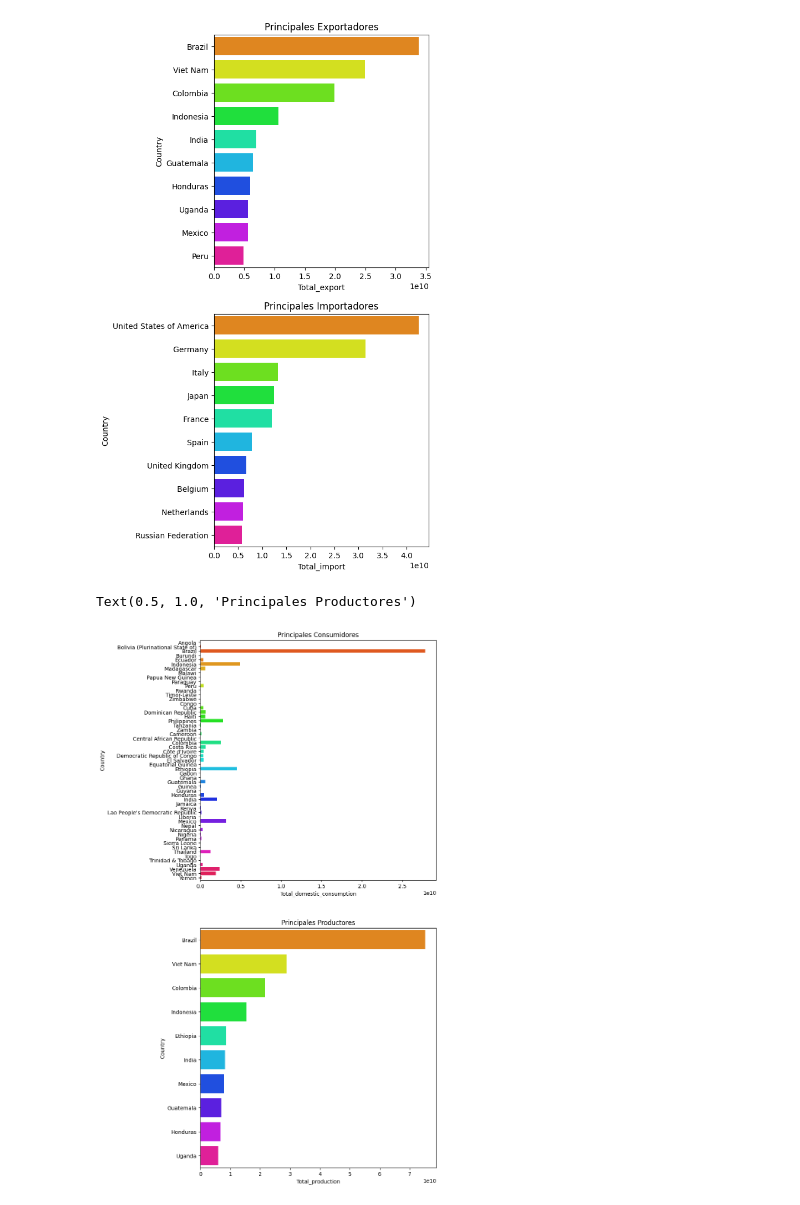
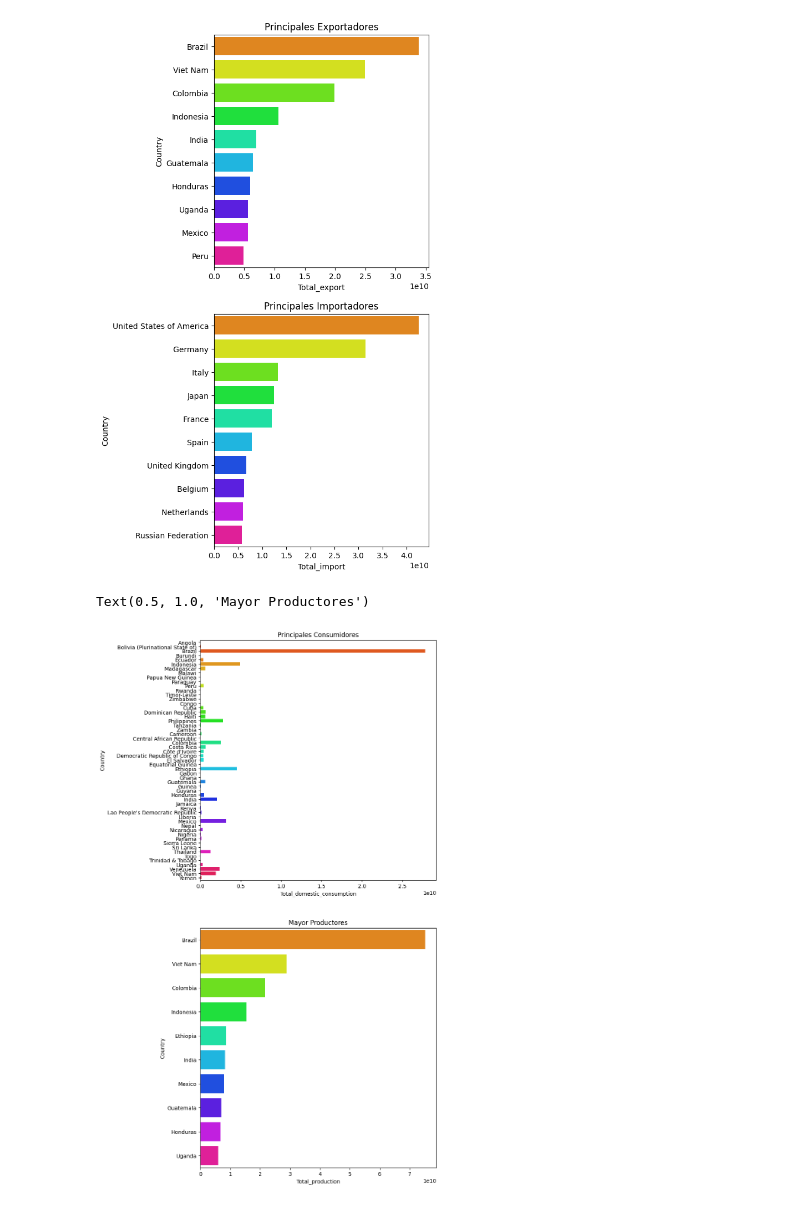
Before and after one commit to Chinaskidev/CafeDataHub, a Jupyter notebook: cafe1.ipynb, the cells around one changed output. Saved outputs shown, nothing was run; the diff lists cells and outputs as text; code cells hidden in the pictures.

```diff
--- a/cafe1.ipynb
+++ b/cafe1.ipynb
@@ -79,12 +81,12 @@ Text(0.5, 1.0, 'Principales Importadores')
 # %%
 # Plot principales consumidores y principales productores
 f, axs = plt.subplots(2, 1, figsize = (8,18))
 
 sns.barplot(data = mayor_consumidor, x='Total_domestic_consumption', y='Country', ax = axs[0],palette="hsv")
 sns.barplot(data = mayor_productor, x='Total_production', y='Country', ax = axs[1], palette="hsv")
 
 axs[0].set_title('Principales Consumidores')
-axs[1].set_title('Principales Productores')
+axs[1].set_title('Mayor Productores')
 # %% [output]
-Text(0.5, 1.0, 'Principales Productores')
+Text(0.5, 1.0, 'Mayor Productores')
-[figure, old version]
+[figure, new version]
```
Also changed, not shown: parts of 11 cells of this notebook.
